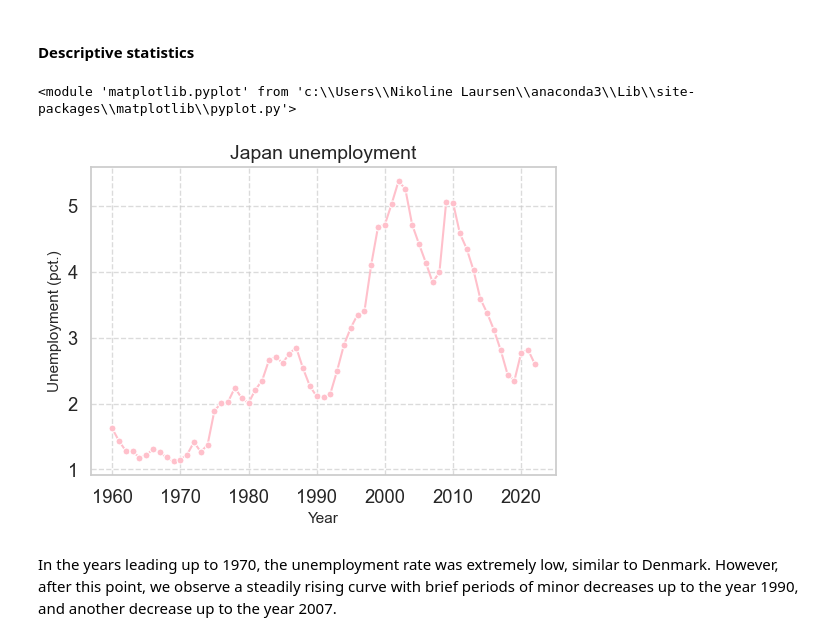
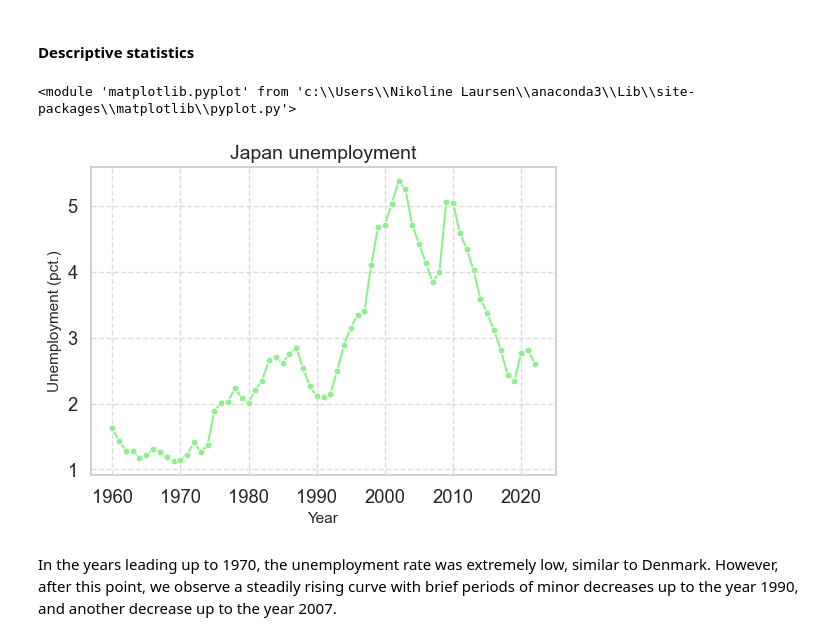
Before and after one commit to sgv491/projects-2024-Bertil-Nikoline-Victor, a Jupyter notebook: dataproject/dataproject.ipynb, the cells around one changed output. Cells and saved outputs as stored; diff of their text form; code cells hidden in the pictures.

```diff
--- a/dataproject/dataproject.ipynb
+++ b/dataproject/dataproject.ipynb
@@ -195,16 +196,16 @@ unemployment_annual_JPN.sample(5)
 # %%
 # Plot data
 GraphHelper.line_plot_with_labels(
     unemployment_annual_JPN,
     "Japan unemployment",
     "Year",
     "Unemployment (pct.)",
     "Year",
     "Unemployment_JPN",
-    color="pink")
+    color="lightgreen")
 # %% [output]
 <module 'matplotlib.pyplot' from 'c:\\Users\\Nikoline Laursen\\anaconda3\\Lib\\site-packages\\matplotlib\\pyplot.py'>
-[figure, old version]
+[figure, new version]
 # %% [markdown]
 In the years leading up to 1970, the unemployment rate was extremely low, similar to Denmark. However, after this point, we observe a steadily rising curve with brief periods of minor decreases up to the year 1990, and another decrease up to the year 2007.
 # %% [markdown]
```
